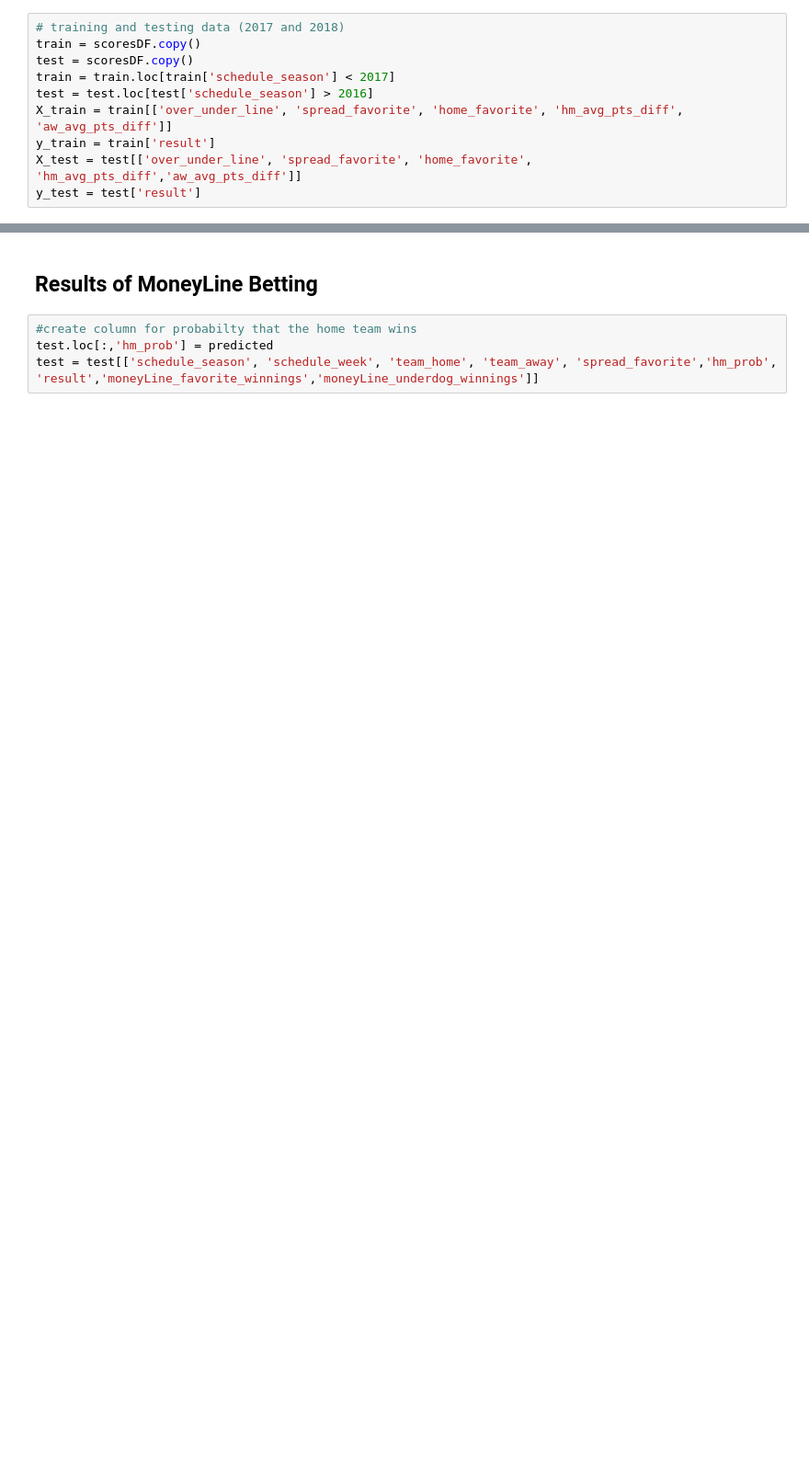
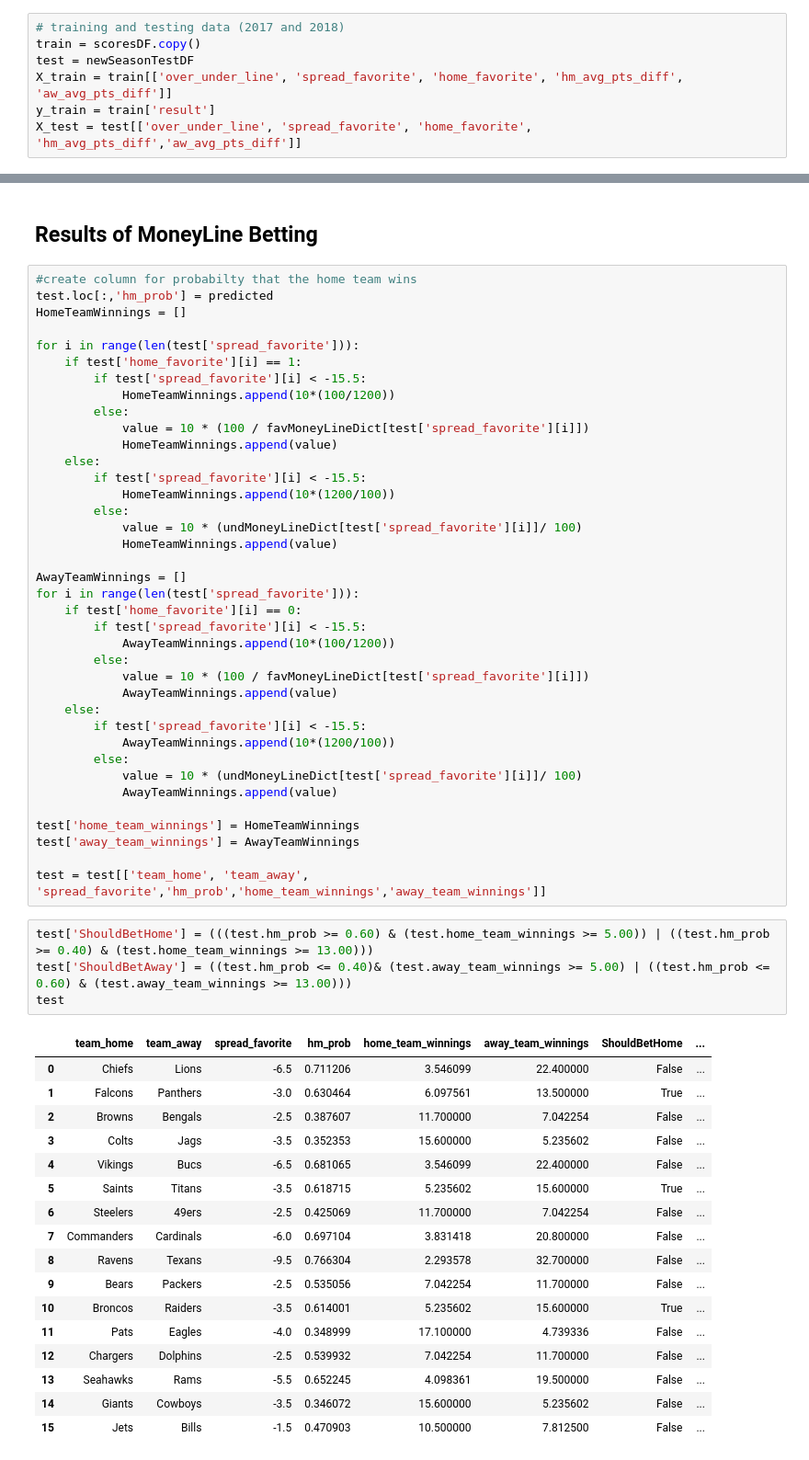
Before and after one commit to ldueker/NFL_Gambling_Model, a Jupyter notebook: NFL Gambling Model.ipynb, the cells around one changed output, grey strips where cells are left out. Shown at 92% size. Cells and saved outputs as stored; diff of their text form; blank space fills up the shorter version.

Commit message:
Adding Week1 predictions, bets

```diff
--- a/NFL Gambling Model.ipynb
+++ b/NFL Gambling Model.ipynb
@@ -489,10 +499,7 @@ DTC: 0.698483 (0.012440)
 # %%
 # training and testing data (2017 and 2018)
 train = scoresDF.copy()
-test = scoresDF.copy()
-train = train.loc[train['schedule_season'] < 2017]
-test = test.loc[test['schedule_season'] > 2016]
+test = newSeasonTestDF
 X_train = train[['over_under_line', 'spread_favorite', 'home_favorite', 'hm_avg_pts_diff', 'aw_avg_pts_diff']]
 y_train = train['result']
 X_test = test[['over_under_line', 'spread_favorite', 'home_favorite', 'hm_avg_pts_diff','aw_avg_pts_diff']]
-y_test = test['result']
@@ -563,4 +542,60 @@ test
 # %%
 #create column for probabilty that the home team wins
 test.loc[:,'hm_prob'] = predicted
-test = test[['schedule_season', 'schedule_week', 'team_home', 'team_away', 'spread_favorite','hm_prob', 'result','moneyLine_favorite_winnings','moneyLine_underdog_winnings']]
+HomeTeamWinnings = []
+
+for i in range(len(test['spread_favorite'])):
+    if test['home_favorite'][i] == 1:
+        if test['spread_favorite'][i] < -15.5:
+            HomeTeamWinnings.append(10*(100/1200))
+        else:
+            value = 10 * (100 / favMoneyLineDict[test['spread_favorite'][i]])
+            HomeTeamWinnings.append(value)
+    else:
+        if test['spread_favorite'][i] < -15.5:
+            HomeTeamWinnings.append(10*(1200/100))
+        else:
+            value = 10 * (undMoneyLineDict[test['spread_favorite'][i]]/ 100)
+            HomeTeamWinnings.append(value)
+
+AwayTeamWinnings = []
+for i in range(len(test['spread_favorite'])):
+    if test['home_favorite'][i] == 0:
+        if test['spread_favorite'][i] < -15.5:
+            AwayTeamWinnings.append(10*(100/1200))
+        else:
+            value = 10 * (100 / favMoneyLineDict[test['spread_favorite'][i]])
+            AwayTeamWinnings.append(value)
+    else:
+        if test['spread_favorite'][i] < -15.5:
+            AwayTeamWinnings.append(10*(1200/100))
+        else:
+            value = 10 * (undMoneyLineDict[test['spread_favorite'][i]]/ 100)
+            AwayTeamWinnings.append(value)
+
+test['home_team_winnings'] = HomeTeamWinnings
+test['away_team_winnings'] = AwayTeamWinnings
+
+test = test[['team_home', 'team_away', 'spread_favorite','hm_prob','home_team_winnings','away_team_winnings']]
+# %%
+test['ShouldBetHome'] = (((test.hm_prob >= 0.60) & (test.home_team_winnings >= 5.00)) | ((test.hm_prob >= 0.40) & (test.home_team_winnings >= 13.00)))
+test['ShouldBetAway'] = ((test.hm_prob <= 0.40)& (test.away_team_winnings >= 5.00) | ((test.hm_prob <= 0.60) & (test.away_team_winnings >= 13.00)))
+test
+# %% [output]
+|  | team_home | team_away | spread_favorite | hm_prob | home_team_winnings | away_team_winnings | ShouldBetHome | ... |
+| 0 | Chiefs | Lions | -6.5 | 0.711206 | 3.546099 | 22.400000 | False | ... |
+| 1 | Falcons | Panthers | -3.0 | 0.630464 | 6.097561 | 13.500000 | True | ... |
+| 2 | Browns | Bengals | -2.5 | 0.387607 | 11.700000 | 7.042254 | False | ... |
+| 3 | Colts | Jags | -3.5 | 0.352353 | 15.600000 | 5.235602 | False | ... |
+| 4 | Vikings | Bucs | -6.5 | 0.681065 | 3.546099 | 22.400000 | False | ... |
+| 5 | Saints | Titans | -3.5 | 0.618715 | 5.235602 | 15.600000 | True | ... |
+| 6 | Steelers | 49ers | -2.5 | 0.425069 | 11.700000 | 7.042254 | False | ... |
+| 7 | Commanders | Cardinals | -6.0 | 0.697104 | 3.831418 | 20.800000 | False | ... |
+| 8 | Ravens | Texans | -9.5 | 0.766304 | 2.293578 | 32.700000 | False | ... |
+| 9 | Bears | Packers | -2.5 | 0.535056 | 7.042254 | 11.700000 | False | ... |
+| 10 | Broncos | Raiders | -3.5 | 0.614001 | 5.235602 | 15.600000 | True | ... |
+| 11 | Pats | Eagles | -4.0 | 0.348999 | 17.100000 | 4.739336 | False | ... |
+| 12 | Chargers | Dolphins | -2.5 | 0.539932 | 7.042254 | 11.700000 | False | ... |
+| 13 | Seahawks | Rams | -5.5 | 0.652245 | 4.098361 | 19.500000 | False | ... |
+| 14 | Giants | Cowboys | -3.5 | 0.346072 | 15.600000 | 5.235602 | False | ... |
+| 15 | Jets | Bills | -1.5 | 0.470903 | 10.500000 | 7.812500 | False | ... |
```
Also changed, not shown: parts of 11 cells of this notebook, 4 other files.
